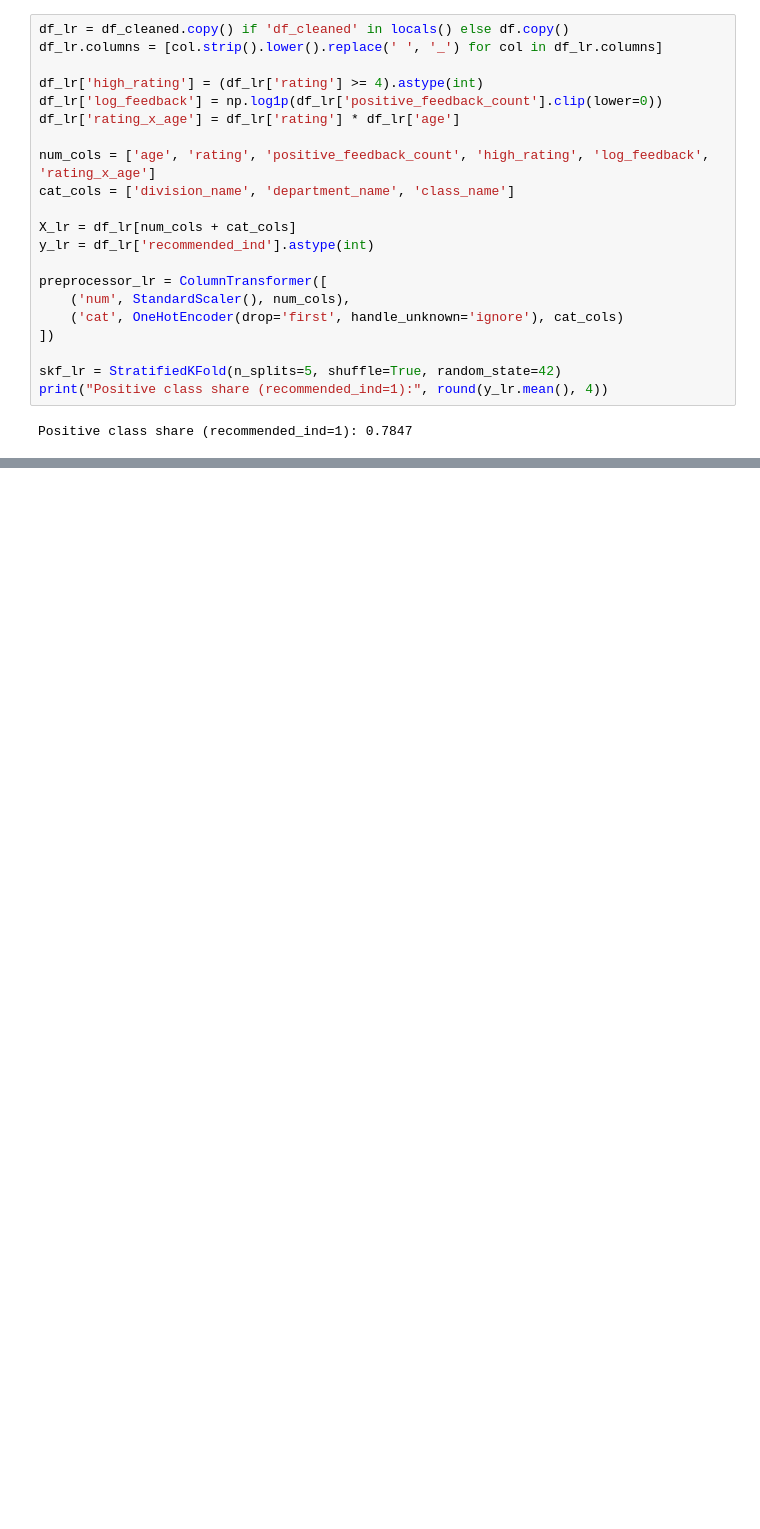
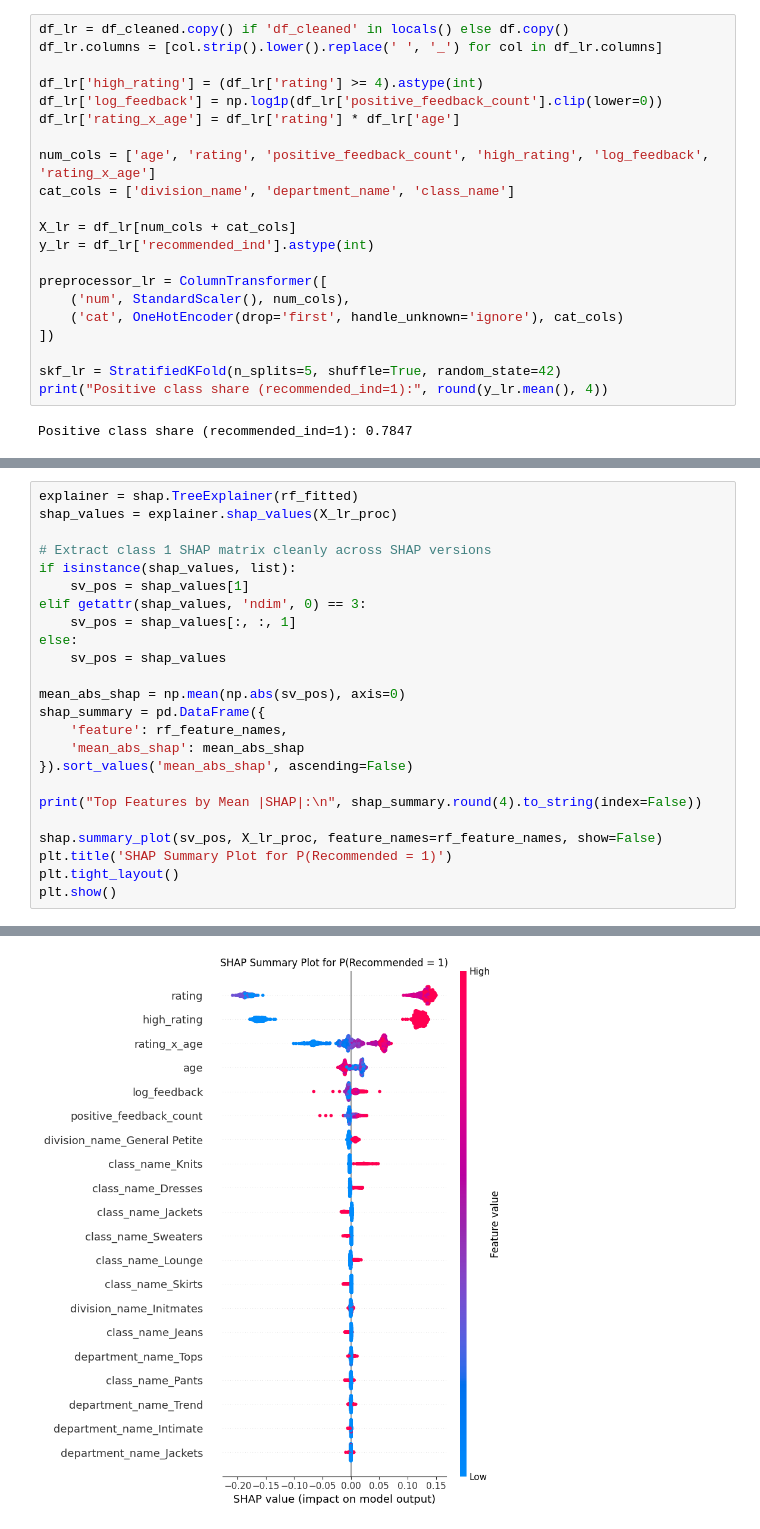
Before and after one commit to bhagyashrithombre/womensclothing, a Jupyter notebook: womens_clothing_pipeline.ipynb, the cells around one changed output, grey strips where cells are left out. Cells and saved outputs as stored; diff of their text form; blank space fills up the shorter version.

```diff
--- a/womens_clothing_pipeline.ipynb
+++ b/womens_clothing_pipeline.ipynb
@@ -1430,0 +1648,25 @@ division_name_General Petite       0.087806    1.091777         False
+# %%
+explainer = shap.TreeExplainer(rf_fitted)
+shap_values = explainer.shap_values(X_lr_proc)
+
+# Extract class 1 SHAP matrix cleanly across SHAP versions
+if isinstance(shap_values, list):
+    sv_pos = shap_values[1]
+elif getattr(shap_values, 'ndim', 0) == 3:
+    sv_pos = shap_values[:, :, 1]
+else:
+    sv_pos = shap_values
+
+mean_abs_shap = np.mean(np.abs(sv_pos), axis=0)
+shap_summary = pd.DataFrame({
+    'feature': rf_feature_names,
+    'mean_abs_shap': mean_abs_shap
+}).sort_values('mean_abs_shap', ascending=False)
+
+print("Top Features by Mean |SHAP|:\n", shap_summary.round(4).to_string(index=False))
+
+shap.summary_plot(sv_pos, X_lr_proc, feature_names=rf_feature_names, show=False)
+plt.title('SHAP Summary Plot for P(Recommended = 1)')
+plt.tight_layout()
+plt.show()
+# %% [output]
@@ -1430,0 +1690 @@ division_name_General Petite       0.087806    1.091777         False
+[figure, added]
```
Also changed, not shown: parts of 15 cells of this notebook.
